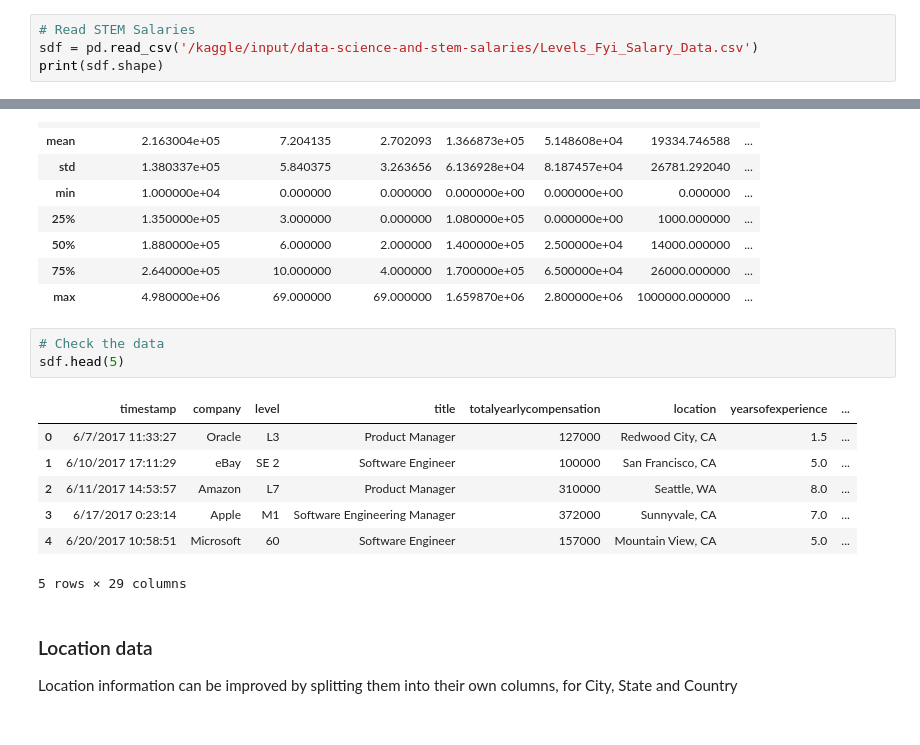
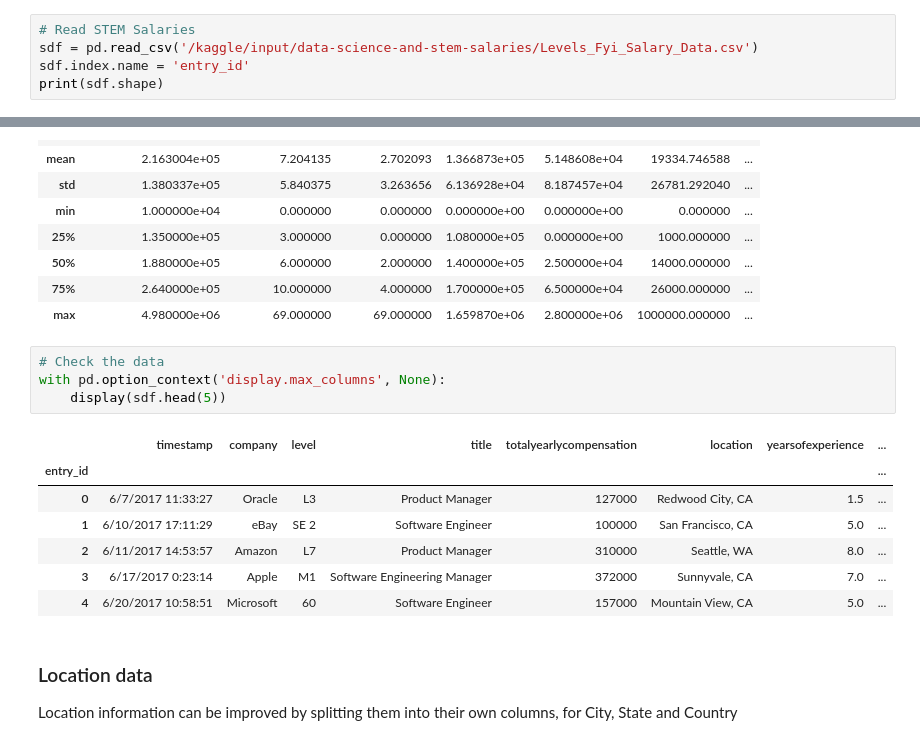
Before and after one commit to dl-lim/kaggle-1, a Jupyter notebook: ds-sal.ipynb, the cells around one changed output, grey strips where cells are left out. Saved outputs shown, nothing was run; the diff lists cells and outputs as text.

```diff
--- a/ds-sal.ipynb
+++ b/ds-sal.ipynb
@@ -27,6 +27,7 @@ First, we read the salary data into a Data Frame and perform a basic sense check
 # %%
 # Read STEM Salaries
 sdf = pd.read_csv('/kaggle/input/data-science-and-stem-salaries/Levels_Fyi_Salary_Data.csv')
+sdf.index.name = 'entry_id'
 print(sdf.shape)
 # %% [output]
 (62642, 29)
@@ -44,15 +45,16 @@ sdf.describe()
 | max | 4.980000e+06 | 69.000000 | 69.000000 | 1.659870e+06 | 2.800000e+06 | 1000000.000000 | ... |
 # %%
 # Check the data
-sdf.head(5)
+with pd.option_context('display.max_columns', None):
+    display(sdf.head(5))
 # %% [output]
 |  | timestamp | company | level | title | totalyearlycompensation | location | yearsofexperience | ... |
+| entry_id |  |  |  |  |  |  |  | ... |
 | 0 | 6/7/2017 11:33:27 | Oracle | L3 | Product Manager | 127000 | Redwood City, CA | 1.5 | ... |
 | 1 | 6/10/2017 17:11:29 | eBay | SE 2 | Software Engineer | 100000 | San Francisco, CA | 5.0 | ... |
 | 2 | 6/11/2017 14:53:57 | Amazon | L7 | Product Manager | 310000 | Seattle, WA | 8.0 | ... |
 | 3 | 6/17/2017 0:23:14 | Apple | M1 | Software Engineering Manager | 372000 | Sunnyvale, CA | 7.0 | ... |
 | 4 | 6/20/2017 10:58:51 | Microsoft | 60 | Software Engineer | 157000 | Mountain View, CA | 5.0 | ... |
-5 rows × 29 columns
 # %% [markdown]
 ### Location data
 
```
Also changed, not shown: parts of 8 cells of this notebook.
